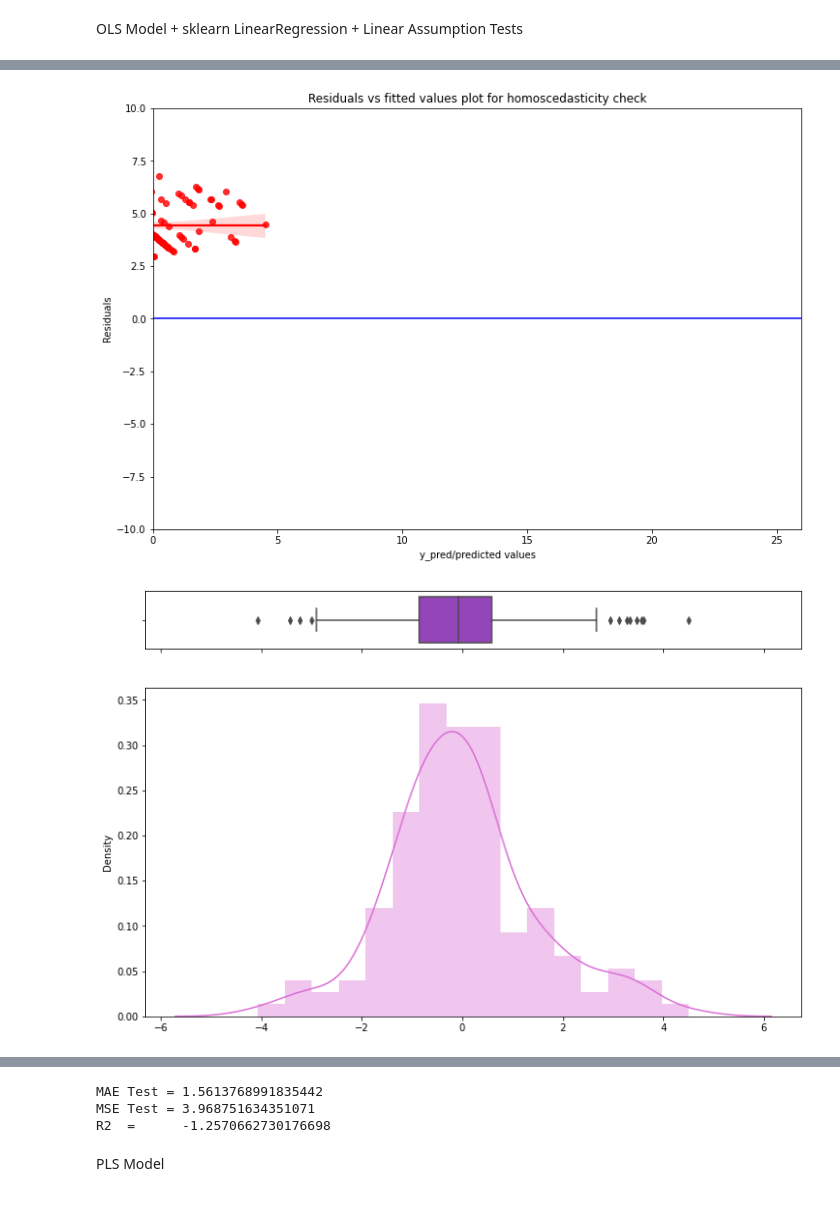
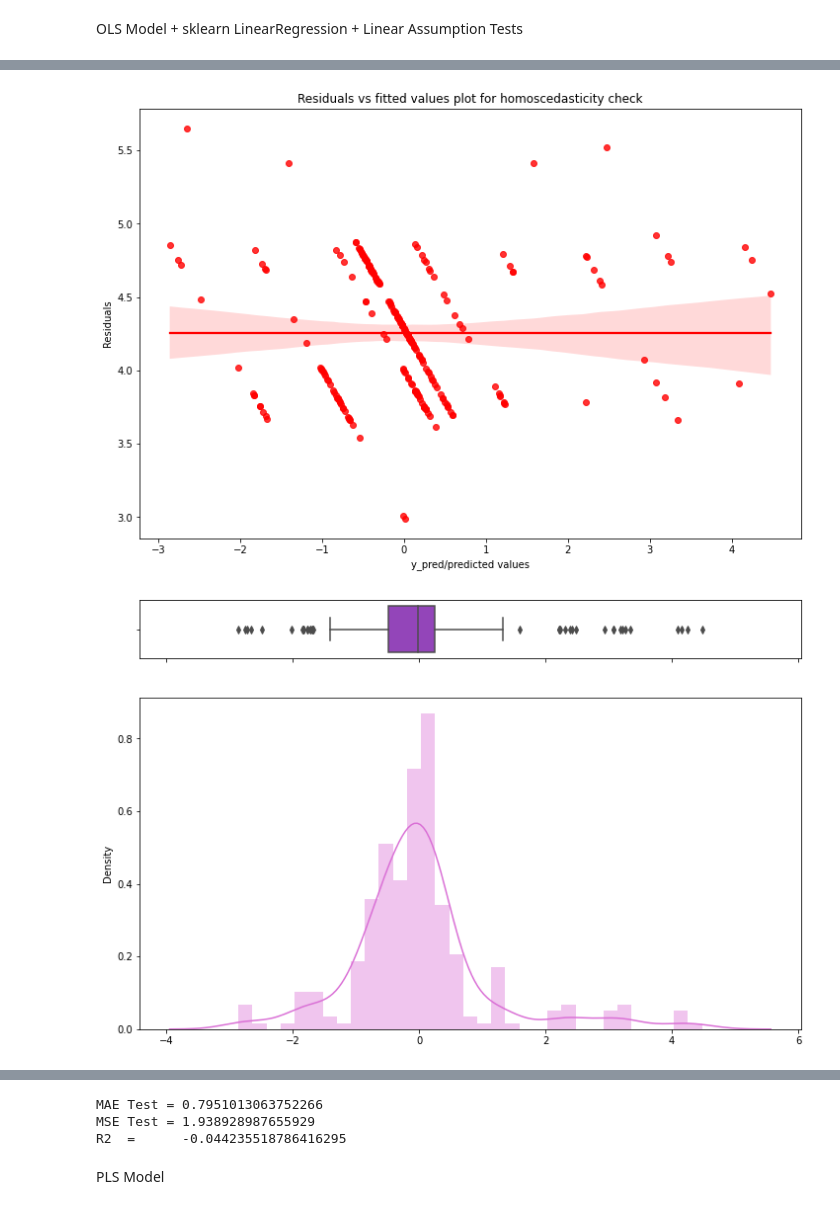
Before and after one commit to djfLtC0dr/python-playground, a Jupyter notebook: DASC522/djfDASC522_final.ipynb, the cells around one changed output, grey strips where cells are left out. Saved outputs shown, nothing was run; the diff lists cells and outputs as text; code cells hidden in the pictures.

```diff
--- a/DASC522/djfDASC522_final.ipynb
+++ b/DASC522/djfDASC522_final.ipynb
@@ -517,8 +569,8 @@ from sklearn.metrics import make_scorer, mean_absolute_error as mae, r2_score, m
 error_scorer = make_scorer(mae)#greater_is_better=False
 
 class SMWrapper(BaseEstimator, RegressorMixin):
-    def __init__(self, fit_intercept=True):
-
+    def __init__(self, fit_intercept=True, column_names=()):
+        self.column_names = column_names
         self.fit_intercept = fit_intercept
 
 
@@ -532,16 +584,16 @@ class SMWrapper(BaseEstimator, RegressorMixin):
             summary(), so that it can show the feature name for each
             coefficient
     """
-    def fit(self, X, y, column_names=() ):
+    def fit(self, X_fit, y_fit, column_names=() ):
 
         if self.fit_intercept:
-            X = sm.add_constant(X)
+            X_fit = sm.add_constant(X_fit)
 
         # Check that X and y have correct shape
-        X, y = check_X_y(X, y)
+        X_fit, y_fit = check_X_y(X_fit, y_fit)
 
-        self.X_ = X
-        self.y_ = y
+        self.X_ = X_fit
+        self.y_ = y_fit
         self.column_names = column_names
 
         if len(column_names) != 0:
@@ -569,7 +621,7 @@ class SMWrapper(BaseEstimator, RegressorMixin):
           X = sm.add_constant(X)
         return self.results_.predict(X)
     def get_params(self, deep=True):
-        return self.fit_intercept
+        return {"fit_intercept": self.fit_intercept, "column_names": self.column_names}
 
     def set_params(self, **parameters):
         for parameter, value in parameters.items():
@@ -585,6 +637,12 @@ pipe=Pipeline([('preprocessor', preprocessor),
 pipe.fit(X_train, y_train, estimator__column_names=feature_list)
 print(pipe.named_steps.estimator.summary())
 
+# # define the cross validation procedure
+# kfold = KFold(n_splits=3, shuffle=True, random_state=1)
+# # evaluate the model
+# result = cross_val_score(pipe, X, y, cv=kfold, scoring=error_scorer)
+# print(result.mean())
+
 test_results = {}
 # The baseline predictions are the RPE averages
 baseline_preds = np.mean(y)
@@ -596,11 +654,12 @@ print("Average baseline error: {} sRPEs".format(mean_baseline))
 print(f"")
 
 # LinearRegression
-regr = lm.LinearRegression()
-regr.fit(X_train,y_train)
+pipe=Pipeline([('preprocessor', preprocessor),
+               ('estimator', lm.LinearRegression())])
+pipe.fit(X_train,y_train)
 
 # train
-y_pred = regr.predict(X_train)
+y_pred = pipe.predict(X_train)
 print(f"Linear Regression MAE Train = {mae(y_train, y_pred)}")
 print(f"Linear Regression MSE Train = {mse(y_train, y_pred)}")
 print(f"Linear Regression R2  =       {r2_score(y_train, y_pred)}")
@@ -617,12 +676,22 @@ print(f"")
 # LINEARITY TEST #1 plot Residuals vs Fitted Values
 fig, ax = plt.subplots(figsize=(12,8))
 sns.regplot(x = residuals, y = y_pred, data = None, scatter = True, color = 'red')
-# p = sns.scatterplot(residuals,y_pred)
+# import pylab as pl
+# z = np.sqrt(residuals*residuals+y_pred*y_pred)
+# pl.scatter(residuals,y_pred,c=z)
+# pl.colorbar()
+# pl.xlabel('y_pred/predicted values')
+# pl.ylabel('Residuals')
+# # pl.ylim(-10,10)
+# # pl.xlim(0,26)
+# # p = sns.lineplot([0,26],[0,0],color='blue')
+# p = pl.title('Residuals vs fitted values plot for homoscedasticity check')
+
 plt.xlabel('y_pred/predicted values')
 plt.ylabel('Residuals')
-plt.ylim(-10,10)
-plt.xlim(0,26)
-p = sns.lineplot([0,26],[0,0],color='blue')
+# plt.ylim(-10,10)
+# plt.xlim(0,26)
+# p = sns.lineplot([0,26],[0,0],color='blue')
 p = plt.title('Residuals vs fitted values plot for homoscedasticity check')
 
 # LINEARITY TEST #2 Checking heteroscedasticity : Using Goldfeld Quandt we test for heteroscedasticity.
@@ -648,8 +717,9 @@ sns.distplot(residuals, ax=ax_hist, color='orchid')
 ax_box.set(xlabel='')
 
 pp = sm.ProbPlot(residuals, stats.norm, fit=True)
-qq = pp.qqplot(marker='.', markerfacecolor='darkorchid', markeredgecolor='darkorchid', alpha=0.8)
+qq = pp.qqplot(marker='.', markerfacecolor='darkorchid', markeredgecolor='red', alpha=0.8)
 sm.qqline(qq.axes[0], line='45', fmt='k--')
+
 
 # LINEARITY TEST #5 autocorrelation
 # Checking for autocorrelation To ensure the absence of autocorrelation we use Ljungbox test.
@@ -663,13 +733,14 @@ sm.graphics.tsa.plot_acf(residuals, lags=40)
 plt.show()
 
 # holdout
-y_pred = regr.predict(X_test)
+y_pred = pipe.predict(X_test)
 linear_mae_test = mae(y_test, y_pred)
+linear_r2 = r2_score(y_test, y_pred)
 print(f"MAE Test = {linear_mae_test}")
 print(f"MSE Test = {mse(y_test, y_pred)}")
-print(f"R2  =      {r2_score(y_test, y_pred)}")
+print(f"R2  =      {linear_r2}")
 
-test_results['linear_Regressor'] = linear_mae_test
+test_results['linear_Regressor'] = (linear_r2, linear_mae_test)
 # %% [output]
                             OLS Regression Results
 ==============================================================================
@@ -690,3 +761,3 @@ Since p value is quite less than 0.05 in Bartlett, its null hypothesis that erro
 Since p value is greater than 0.05 we fail to reject the null hypothesis that error terms are not autocorrelated.
-[figure, old version]
+[figure, new version]
-[figure, old version]
+[figure, new version]
@@ -695,6 +766,6 @@ Since p value is greater than 0.05 we fail to reject the null hypothesis that er
-MAE Test = 1.5613768991835442
-MSE Test = 3.968751634351071
-R2  =      -1.2570662730176698
+MAE Test = 0.7951013063752266
+MSE Test = 1.938928987655929
+R2  =      -0.044235518786416295
 # %% [markdown]
 PLS Model
 # %%
```
Also changed, not shown: parts of 13 cells of this notebook.
